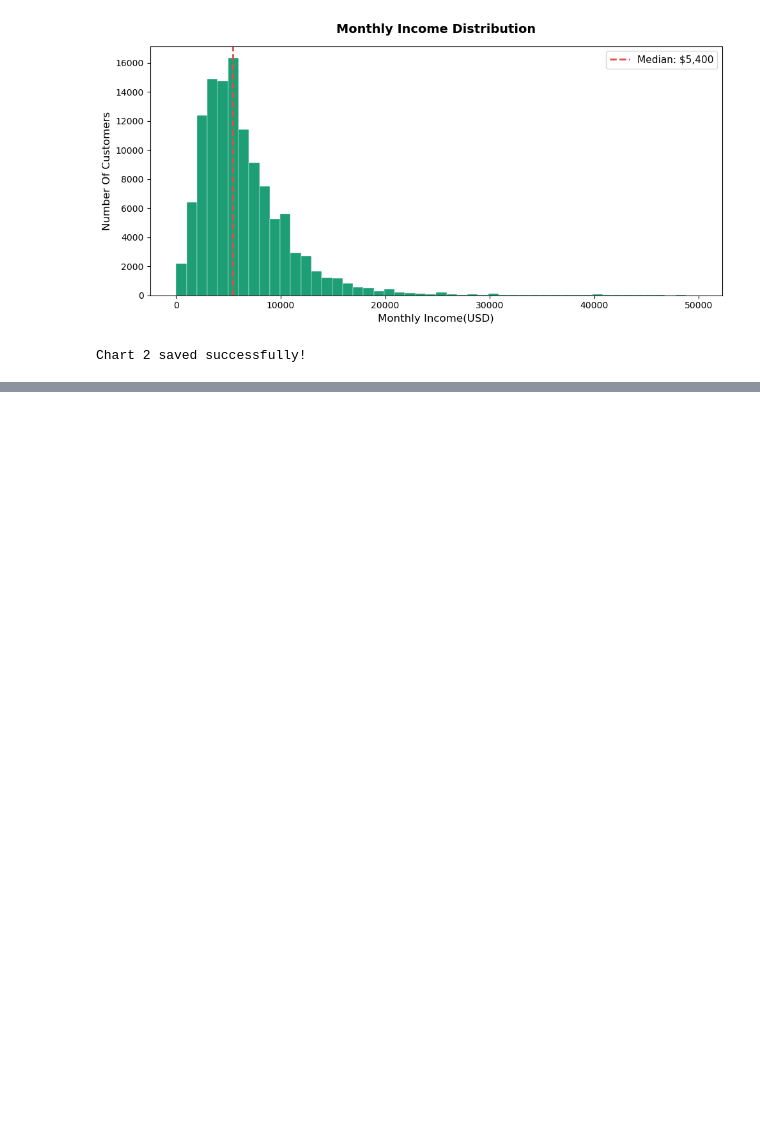
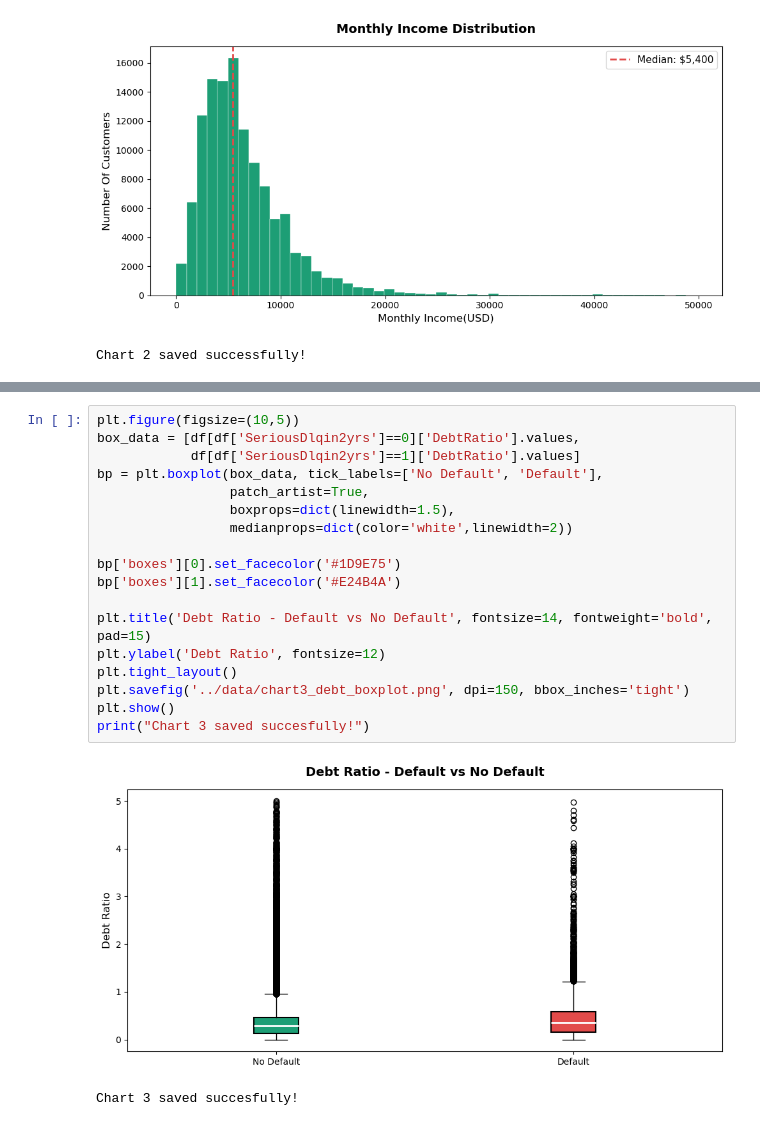
Before and after one commit to Insight-Q/RiskLens-Financial_Risk_Analytics_Platform, a Jupyter notebook: notebooks/01_EDA_analysis.ipynb, the cells around one changed output, grey strips where cells are left out. Cells and saved outputs as stored; diff of their text form; blank space fills up the shorter version.

Commit message:
EDA Charts and Insights

```diff
--- a/notebooks/01_EDA_analysis.ipynb
+++ b/notebooks/01_EDA_analysis.ipynb
@@ -232,0 +239,21 @@ Chart 2 saved successfully!
+# %%
+plt.figure(figsize=(10,5))
+box_data = [df[df['SeriousDlqin2yrs']==0]['DebtRatio'].values,
+            df[df['SeriousDlqin2yrs']==1]['DebtRatio'].values]
+bp = plt.boxplot(box_data, tick_labels=['No Default', 'Default'],
+                 patch_artist=True,
+                 boxprops=dict(linewidth=1.5),
+                 medianprops=dict(color='white',linewidth=2))
+
+bp['boxes'][0].set_facecolor('#1D9E75')
+bp['boxes'][1].set_facecolor('#E24B4A')
+
+plt.title('Debt Ratio - Default vs No Default', fontsize=14, fontweight='bold', pad=15)
+plt.ylabel('Debt Ratio', fontsize=12)
+plt.tight_layout()
+plt.savefig('../data/chart3_debt_boxplot.png', dpi=150, bbox_inches='tight')
+plt.show()
+print("Chart 3 saved succesfully!")
+# %% [output]
+[figure, added]
+Chart 3 saved succesfully!
```
Also changed, not shown: parts of 10 cells of this notebook, 5 other files.
